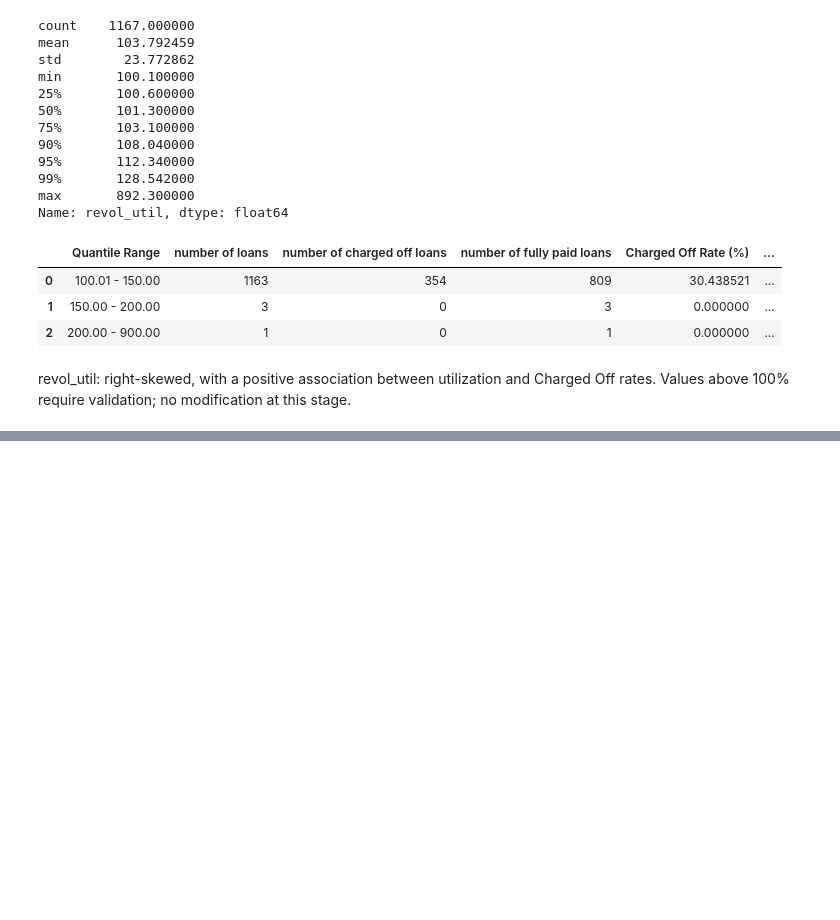
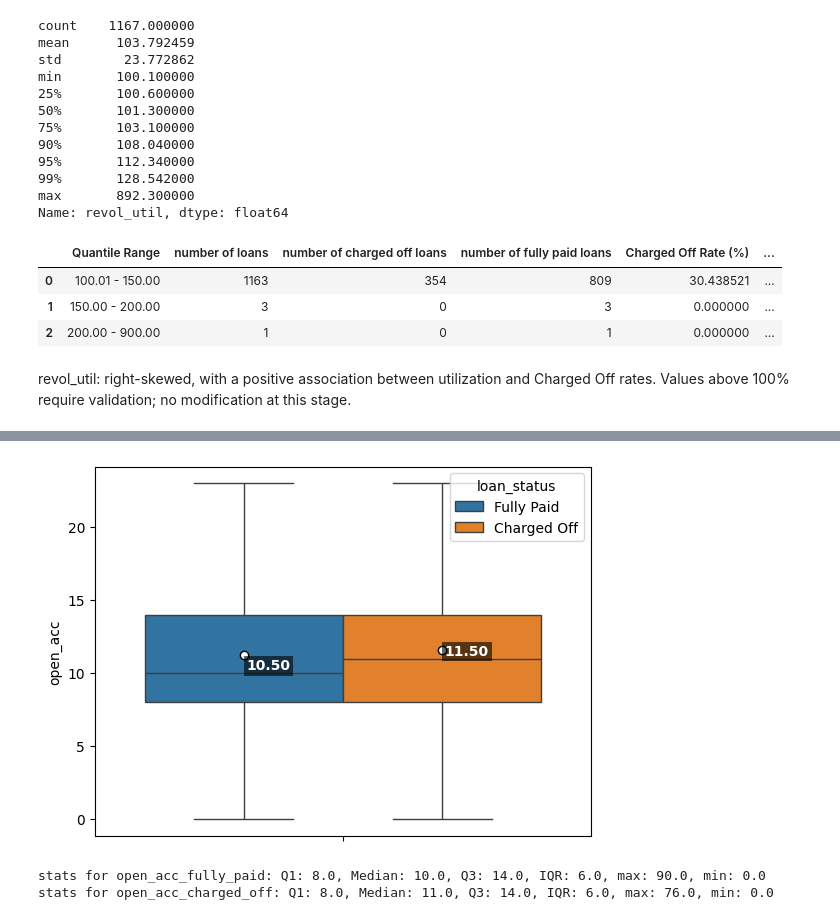
Before and after one commit to sri9079/Loan_tap, a Jupyter notebook: loan_tap_Case Study.ipynb, the cells around one changed output, grey strips where cells are left out. Cells and saved outputs as stored; diff of their text form; code cells hidden in the pictures; blank space fills up the shorter version.

```diff
--- a/loan_tap_Case Study.ipynb
+++ b/loan_tap_Case Study.ipynb
@@ -2149,0 +2164,11 @@ revol_util: right-skewed, with a positive association between utilization and Ch
+# %%
+ax=sns.boxplot(y='open_acc',hue='loan_status', data=data,showmeans=True, meanprops={"marker":"o","markerfacecolor":"white", "markeredgecolor":"black"},showfliers=False)
+auto_annotate_boxplot(ax, decimal_places=2)
+# %% [output]
+[figure, added]
+# %%
+interQuantile(data[data['loan_status']=='Fully Paid']['open_acc'],"open_acc_fully_paid")
+interQuantile(data[data['loan_status']=='Charged Off']['open_acc'],"open_acc_charged_off")
+# %% [output]
+stats for open_acc_fully_paid: Q1: 8.0, Median: 10.0, Q3: 14.0, IQR: 6.0, max: 90.0, min: 0.0
+stats for open_acc_charged_off: Q1: 8.0, Median: 11.0, Q3: 14.0, IQR: 6.0, max: 76.0, min: 0.0
```
Also changed, not shown: parts of 27 cells of this notebook.
